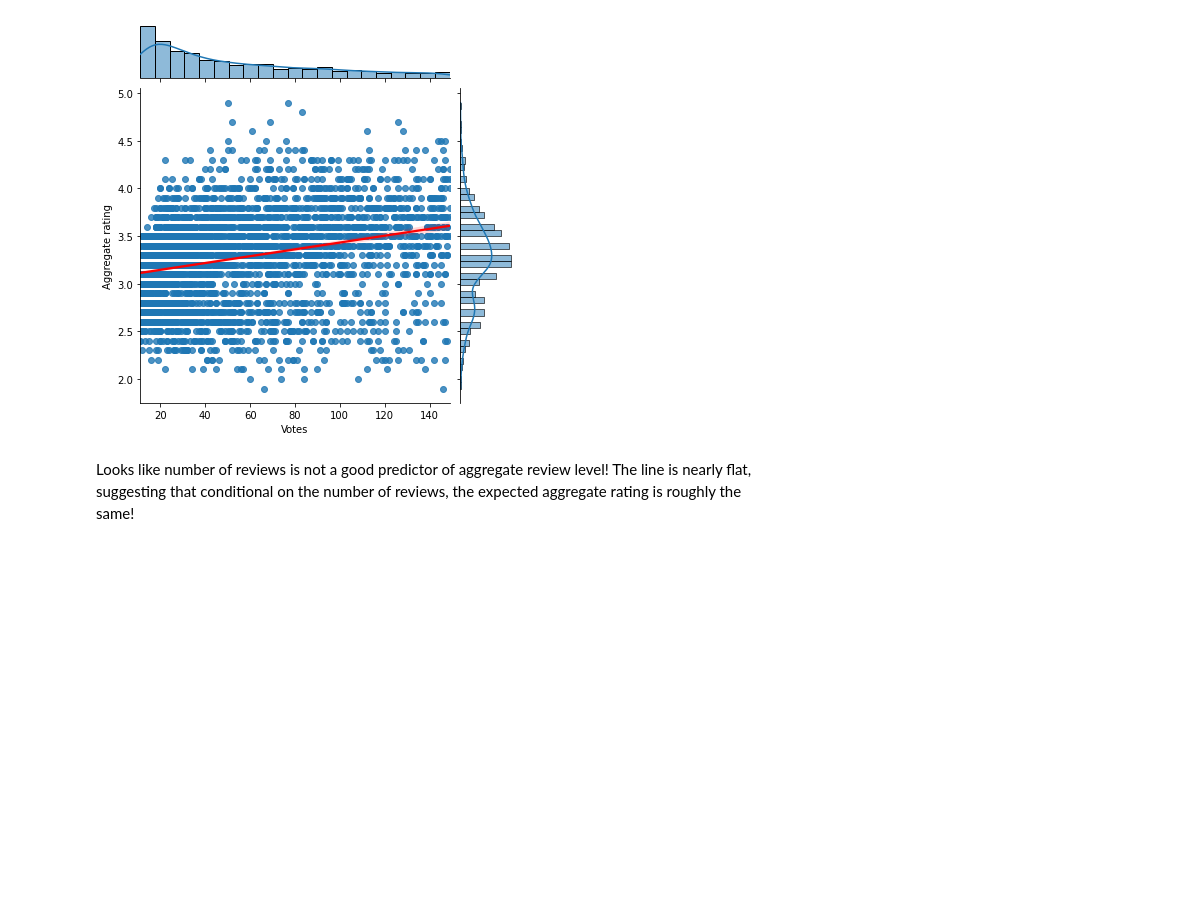
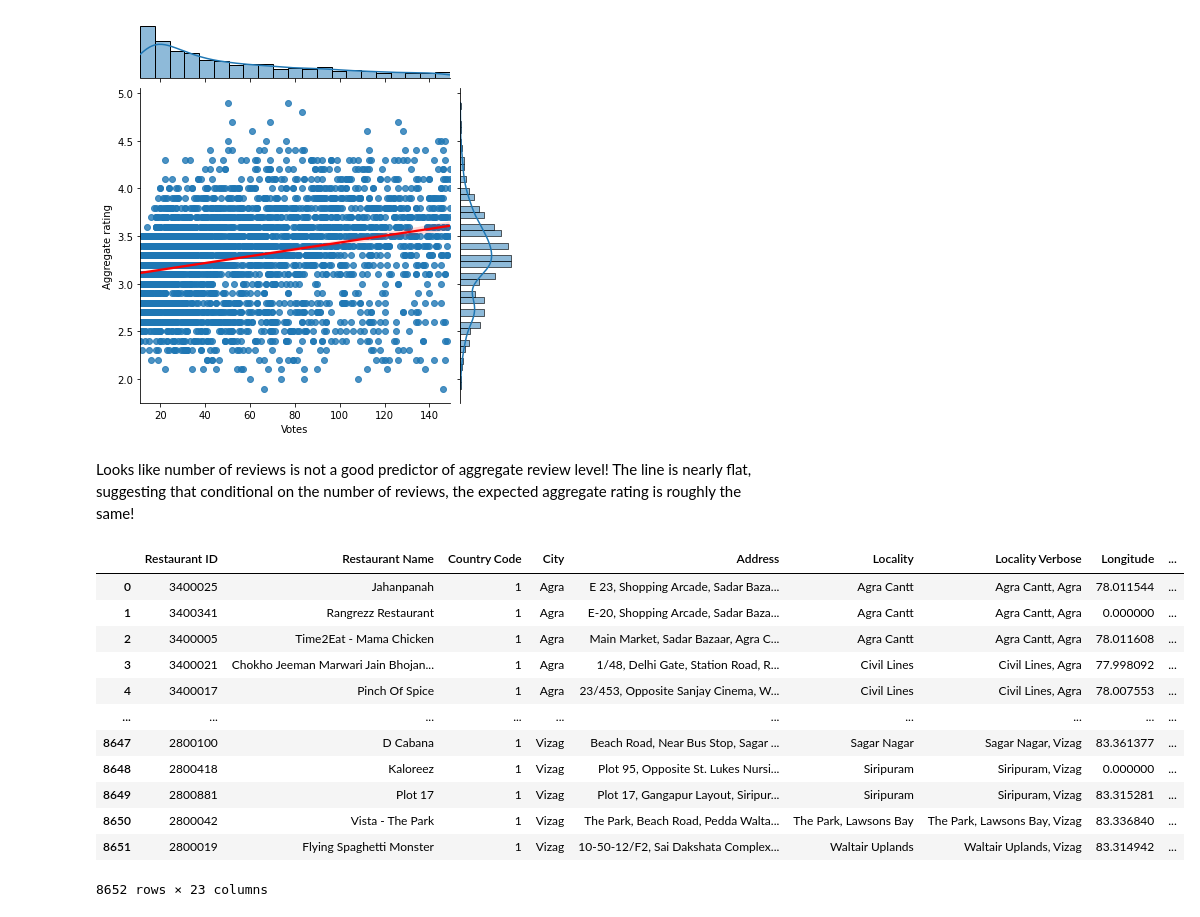
Before and after one commit to SelvinSelbaraju/ZomatoRestaurant, a Jupyter notebook: Notebook.ipynb, the cells around one changed output. Drawn from its saved outputs; the diff is of its cells as text; code cells hidden in the pictures; blank space fills up the shorter version.

```diff
--- a/Notebook.ipynb
+++ b/Notebook.ipynb
@@ -182,3 +183,19 @@ sns.jointplot(x = 'Votes', y = 'Aggregate rating', data = votes_data, kind = 're
 # %% [markdown]
 Looks like number of reviews is not a good predictor of aggregate review level!
 The line is nearly flat, suggesting that conditional on the number of reviews, the expected aggregate rating is roughly the same!
+# %%
+indian_data
+# %% [output]
+|  | Restaurant ID | Restaurant Name | Country Code | City | Address | Locality | Locality Verbose | Longitude | ... |
+| 0 | 3400025 | Jahanpanah | 1 | Agra | E 23, Shopping Arcade, Sadar Baza... | Agra Cantt | Agra Cantt, Agra | 78.011544 | ... |
+| 1 | 3400341 | Rangrezz Restaurant | 1 | Agra | E-20, Shopping Arcade, Sadar Baza... | Agra Cantt | Agra Cantt, Agra | 0.000000 | ... |
+| 2 | 3400005 | Time2Eat - Mama Chicken | 1 | Agra | Main Market, Sadar Bazaar, Agra C... | Agra Cantt | Agra Cantt, Agra | 78.011608 | ... |
+| 3 | 3400021 | Chokho Jeeman Marwari Jain Bhojan... | 1 | Agra | 1/48, Delhi Gate, Station Road, R... | Civil Lines | Civil Lines, Agra | 77.998092 | ... |
+| 4 | 3400017 | Pinch Of Spice | 1 | Agra | 23/453, Opposite Sanjay Cinema, W... | Civil Lines | Civil Lines, Agra | 78.007553 | ... |
+| ... | ... | ... | ... | ... | ... | ... | ... | ... | ... |
+| 8647 | 2800100 | D Cabana | 1 | Vizag | Beach Road, Near Bus Stop, Sagar ... | Sagar Nagar | Sagar Nagar, Vizag | 83.361377 | ... |
+| 8648 | 2800418 | Kaloreez | 1 | Vizag | Plot 95, Opposite St. Lukes Nursi... | Siripuram | Siripuram, Vizag | 0.000000 | ... |
+| 8649 | 2800881 | Plot 17 | 1 | Vizag | Plot 17, Gangapur Layout, Siripur... | Siripuram | Siripuram, Vizag | 83.315281 | ... |
+| 8650 | 2800042 | Vista - The Park | 1 | Vizag | The Park, Beach Road, Pedda Walta... | The Park, Lawsons Bay | The Park, Lawsons Bay, Vizag | 83.336840 | ... |
+| 8651 | 2800019 | Flying Spaghetti Monster | 1 | Vizag | 10-50-12/F2, Sai Dakshata Complex... | Waltair Uplands | Waltair Uplands, Vizag | 83.314942 | ... |
+8652 rows × 23 columns
```
Also changed, not shown: parts of 6 cells of this notebook.
